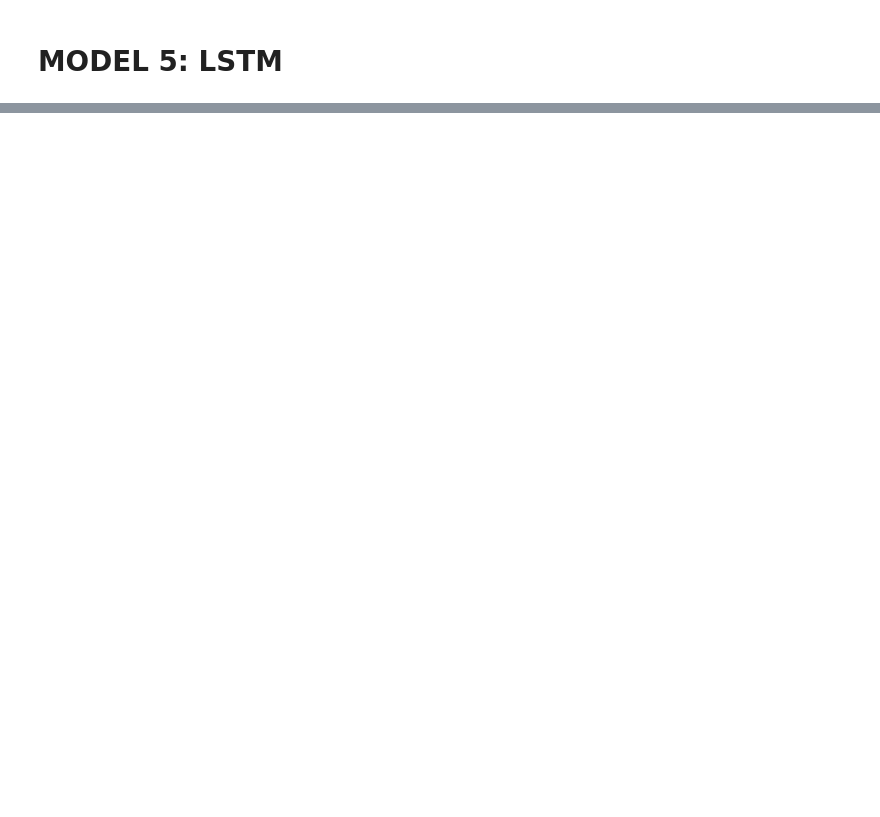
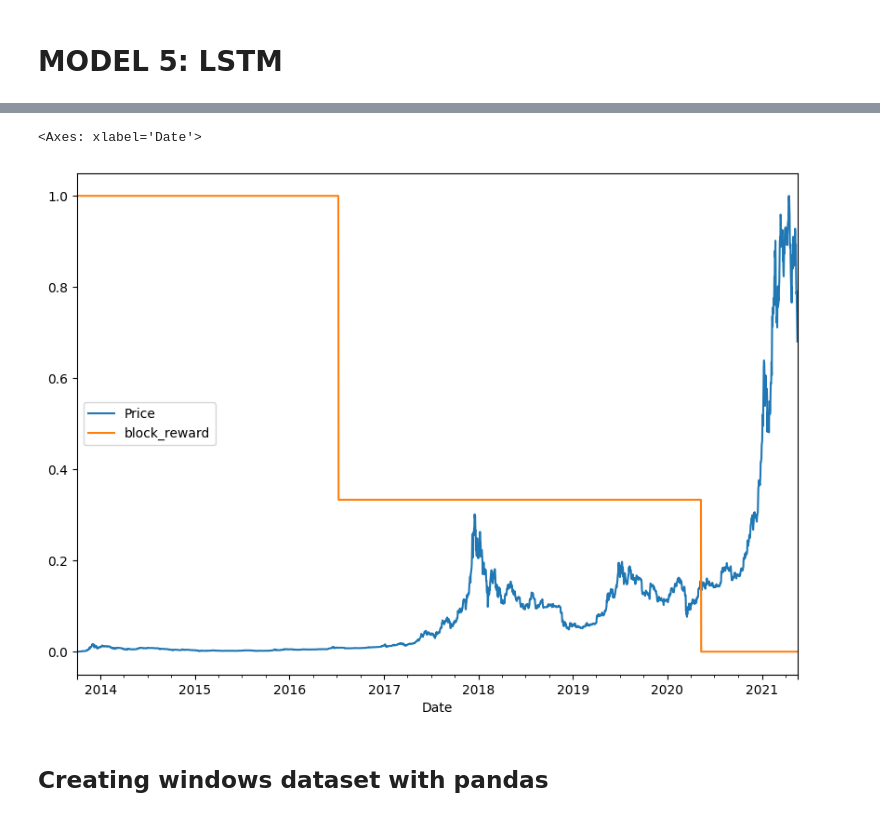
Before and after one commit to Prashanna-Raj-Pandit/NN-Time-series, a Jupyter notebook: BitPredict.ipynb, the cells around one changed output, grey strips where cells are left out. Cells and saved outputs as stored; diff of their text form; code cells hidden in the pictures; blank space fills up the shorter version.

```diff
--- a/BitPredict.ipynb
+++ b/BitPredict.ipynb
@@ -979,0 +1009,10 @@ model_5_results
+# %%
+block_reward_1=50
+block_reward_2=25
+block_reward_3=12.5
+block_reward_4=6.25
+
+# Block reward dates
+block_reward_2_date=np.datetime64("2012-11-28")
+block_reward_3_date=np.datetime64("2016-07-09")
+block_reward_4_date=np.datetime64("2020-05-11")
@@ -979,0 +1023,4 @@ model_5_results
+# %%
+block_reward_2_days=(block_reward_3_date-price_df.index[0]).days
+block_reward_3_days=(block_reward_4_date-price_df.index[0]).days
+block_reward_2_days,block_reward_3_days
@@ -979,0 +1029,9 @@ model_5_results
+# %%
+# add block reward column
+price_df_with_block=price_df.copy()
+price_df_with_block["block_reward"]=None
+
+price_df_with_block.iloc[:block_reward_2_days,-1]=block_reward_2
+price_df_with_block.iloc[block_reward_2_days:block_reward_3_days,-1]=block_reward_3
+price_df_with_block.iloc[block_reward_3_days:,-1]=block_reward_4
+price_df_with_block.head()
@@ -979,0 +1046,12 @@ model_5_results
+# %%
+# plot the df
+from sklearn.preprocessing import minmax_scale
+scaled_price_block_df=pd.DataFrame(minmax_scale(price_df_with_block[["Price","block_reward"]]),
+                                   columns=price_df_with_block.columns,
+                                   index=price_df_with_block.index)
+scaled_price_block_df.plot(figsize=(10,7))
+# %% [output]
+<Axes: xlabel='Date'>
+[figure, added]
+# %% [markdown]
+## Creating windows dataset with pandas
```
Also changed, not shown: parts of 58 cells of this notebook.
